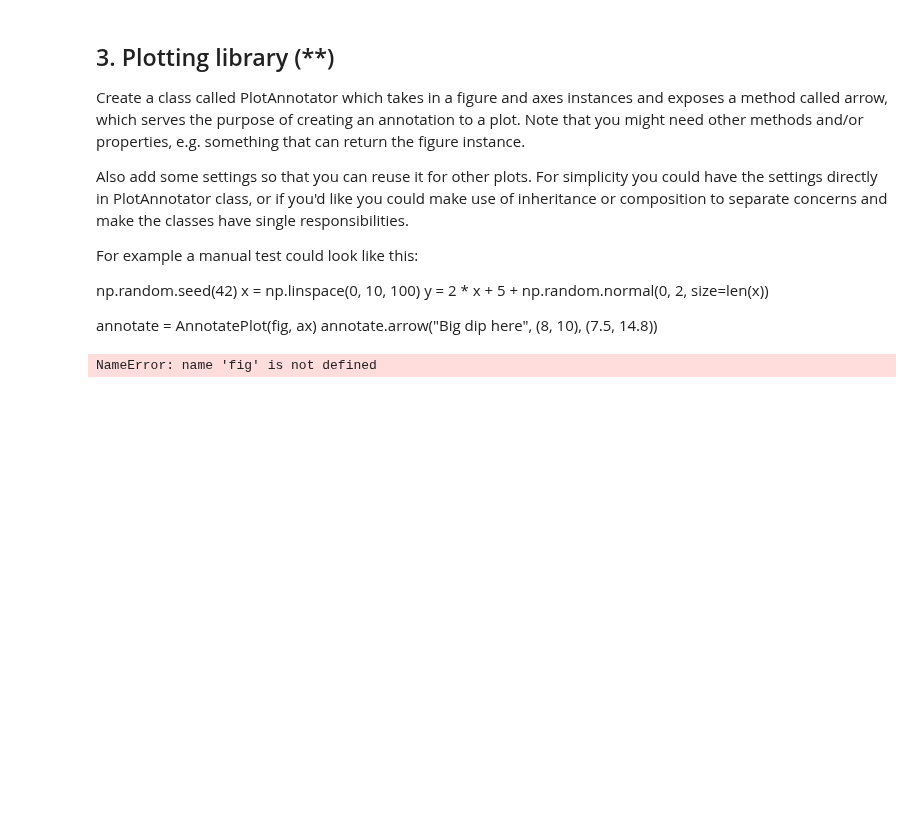
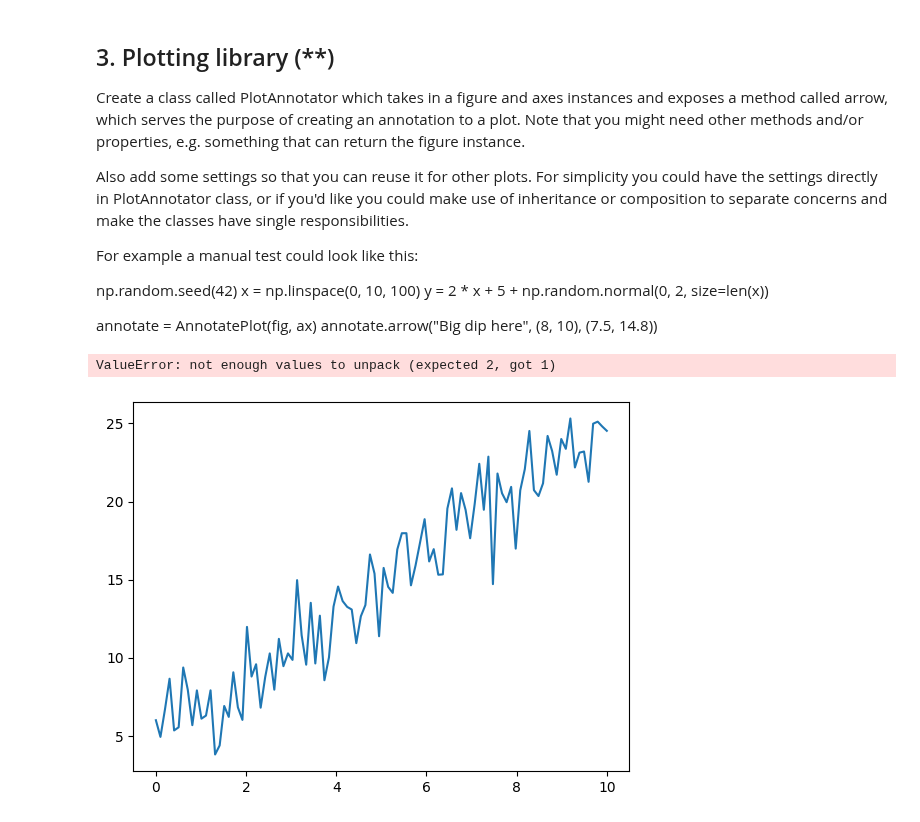
Before and after one commit to danlundh67/Python-Dan-Lund-OPA23, a Jupyter notebook: exercises/11_oop.ipynb, the cells around one changed output. Cells and saved outputs as stored; diff of their text form; code cells hidden in the pictures; blank space fills up the shorter version.

Commit message:
plot

```diff
--- a/exercises/11_oop.ipynb
+++ b/exercises/11_oop.ipynb
@@ -188,21 +188,23 @@ annotate.arrow("Big dip here", (8, 10), (7.5, 14.8))
 # %%
 import numpy as np
 import matplotlib.pyplot as plt
 
 from matplotlib.figure import Figure
 
 
 class AnnotatePlot(Figure):
     def __init__(self, text: str, list1:[], list2: []) -> None:
         self.name=text
         self.list1=list1
         self.email=list2
 
 np.random.seed(42)
 x = np.linspace(0, 10, 100)
 y = 2 * x + 5 + np.random.normal(0, 2, size=len(x))
+fig, ax=plt.plot(x,y)
 
 annotate = AnnotatePlot(fig, ax)
 annotate.arrow("Big dip here", (8, 10), (7.5, 14.8))
 # %% [output]
-NameError: name 'fig' is not defined
+ValueError: not enough values to unpack (expected 2, got 1)
+[figure, added]
```
